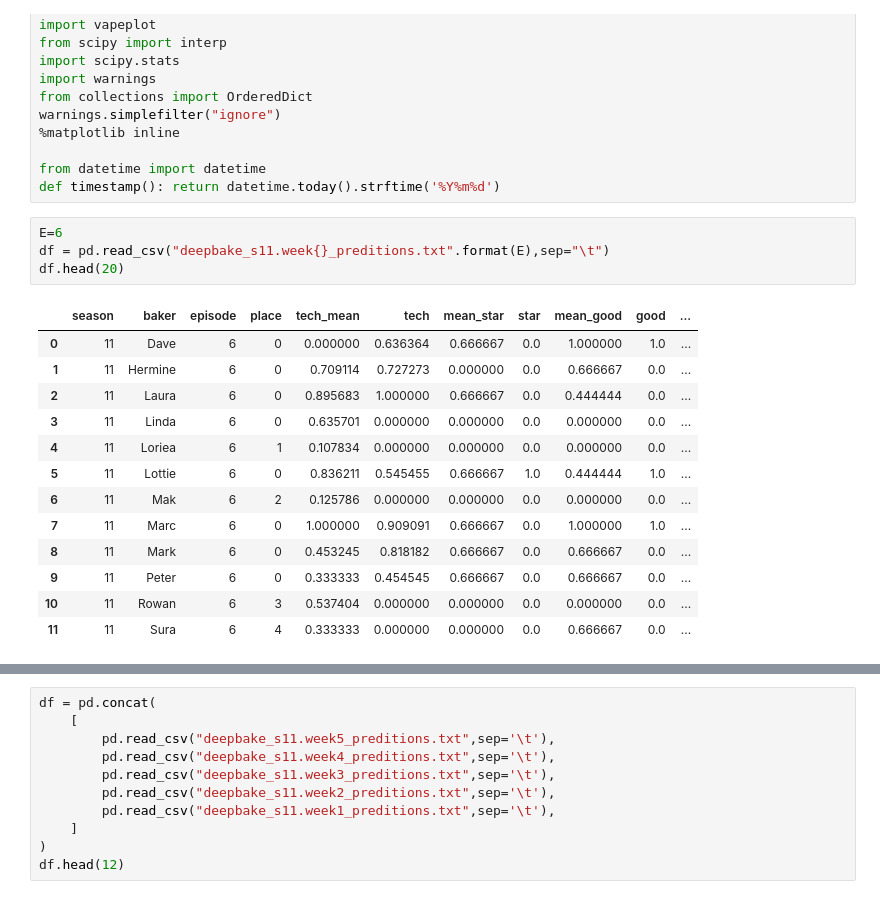
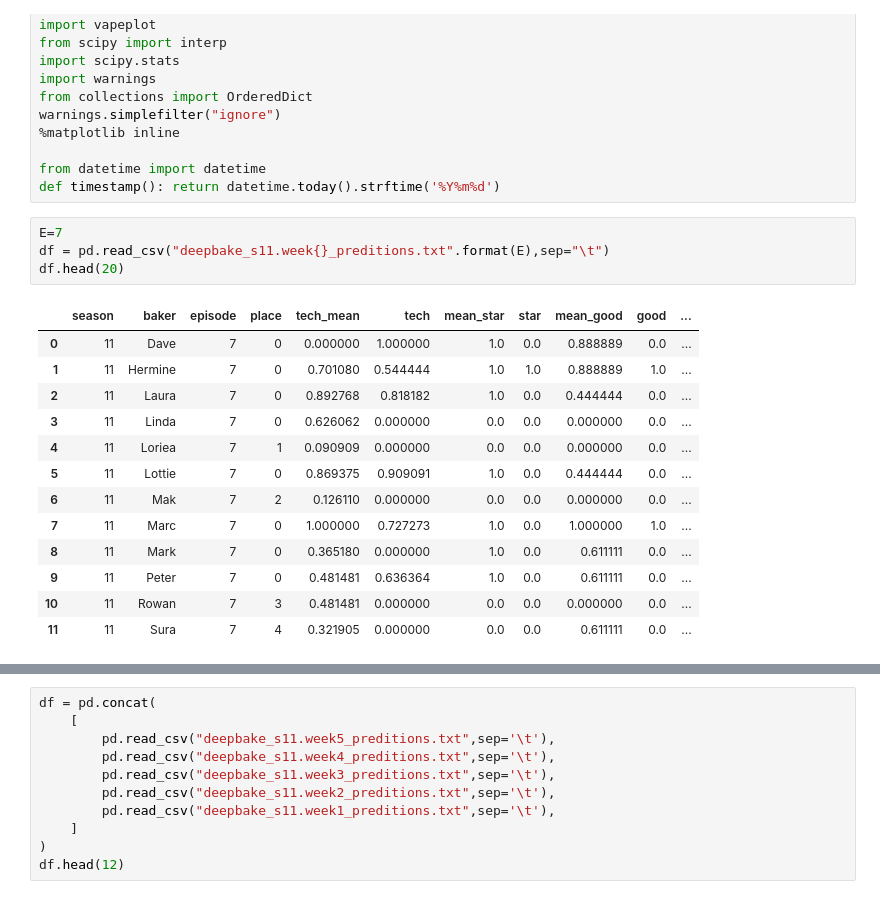
Before and after one commit to dantaki/DeepBake, a Jupyter notebook: NOTEBOOKS/S11/running_predictions_plots.ipynb, the cells around one changed output, grey strips where cells are left out. Drawn from its saved outputs; the diff is of its cells as text.

```diff
--- a/NOTEBOOKS/S11/running_predictions_plots.ipynb
+++ b/NOTEBOOKS/S11/running_predictions_plots.ipynb
@@ -14,23 +14,23 @@ warnings.simplefilter("ignore")
 from datetime import datetime
 def timestamp(): return datetime.today().strftime('%Y%m%d')
 # %%
-E=6
+E=7
 df = pd.read_csv("deepbake_s11.week{}_preditions.txt".format(E),sep="\t")
 df.head(20)
 # %% [output]
 |  | season | baker | episode | place | tech_mean | tech | mean_star | star | mean_good | good | ... |
-| 0 | 11 | Dave | 6 | 0 | 0.000000 | 0.636364 | 0.666667 | 0.0 | 1.000000 | 1.0 | ... |
-| 1 | 11 | Hermine | 6 | 0 | 0.709114 | 0.727273 | 0.000000 | 0.0 | 0.666667 | 0.0 | ... |
-| 2 | 11 | Laura | 6 | 0 | 0.895683 | 1.000000 | 0.666667 | 0.0 | 0.444444 | 0.0 | ... |
-| 3 | 11 | Linda | 6 | 0 | 0.635701 | 0.000000 | 0.000000 | 0.0 | 0.000000 | 0.0 | ... |
-| 4 | 11 | Loriea | 6 | 1 | 0.107834 | 0.000000 | 0.000000 | 0.0 | 0.000000 | 0.0 | ... |
-| 5 | 11 | Lottie | 6 | 0 | 0.836211 | 0.545455 | 0.666667 | 1.0 | 0.444444 | 1.0 | ... |
-| 6 | 11 | Mak | 6 | 2 | 0.125786 | 0.000000 | 0.000000 | 0.0 | 0.000000 | 0.0 | ... |
-| 7 | 11 | Marc | 6 | 0 | 1.000000 | 0.909091 | 0.666667 | 0.0 | 1.000000 | 1.0 | ... |
-| 8 | 11 | Mark | 6 | 0 | 0.453245 | 0.818182 | 0.666667 | 0.0 | 0.666667 | 0.0 | ... |
-| 9 | 11 | Peter | 6 | 0 | 0.333333 | 0.454545 | 0.666667 | 0.0 | 0.666667 | 0.0 | ... |
-| 10 | 11 | Rowan | 6 | 3 | 0.537404 | 0.000000 | 0.000000 | 0.0 | 0.000000 | 0.0 | ... |
-| 11 | 11 | Sura | 6 | 4 | 0.333333 | 0.000000 | 0.000000 | 0.0 | 0.666667 | 0.0 | ... |
+| 0 | 11 | Dave | 7 | 0 | 0.000000 | 1.000000 | 1.0 | 0.0 | 0.888889 | 0.0 | ... |
+| 1 | 11 | Hermine | 7 | 0 | 0.701080 | 0.544444 | 1.0 | 1.0 | 0.888889 | 1.0 | ... |
+| 2 | 11 | Laura | 7 | 0 | 0.892768 | 0.818182 | 1.0 | 0.0 | 0.444444 | 0.0 | ... |
+| 3 | 11 | Linda | 7 | 0 | 0.626062 | 0.000000 | 0.0 | 0.0 | 0.000000 | 0.0 | ... |
+| 4 | 11 | Loriea | 7 | 1 | 0.090909 | 0.000000 | 0.0 | 0.0 | 0.000000 | 0.0 | ... |
+| 5 | 11 | Lottie | 7 | 0 | 0.869375 | 0.909091 | 1.0 | 0.0 | 0.444444 | 0.0 | ... |
+| 6 | 11 | Mak | 7 | 2 | 0.126110 | 0.000000 | 0.0 | 0.0 | 0.000000 | 0.0 | ... |
+| 7 | 11 | Marc | 7 | 0 | 1.000000 | 0.727273 | 1.0 | 0.0 | 1.000000 | 1.0 | ... |
+| 8 | 11 | Mark | 7 | 0 | 0.365180 | 0.000000 | 1.0 | 0.0 | 0.611111 | 0.0 | ... |
+| 9 | 11 | Peter | 7 | 0 | 0.481481 | 0.636364 | 1.0 | 0.0 | 0.611111 | 0.0 | ... |
+| 10 | 11 | Rowan | 7 | 3 | 0.481481 | 0.000000 | 0.0 | 0.0 | 0.000000 | 0.0 | ... |
+| 11 | 11 | Sura | 7 | 4 | 0.321905 | 0.000000 | 0.0 | 0.0 | 0.611111 | 0.0 | ... |
 # %%
 pred = ['finalist','top3','thirdforth','fifthseventh','bottom']
 labs = ['Winner','Finalist','Week9-8','Week7-5','Week4-1']
```
Also changed, not shown: parts of 1 cell of this notebook, 21 other files.
